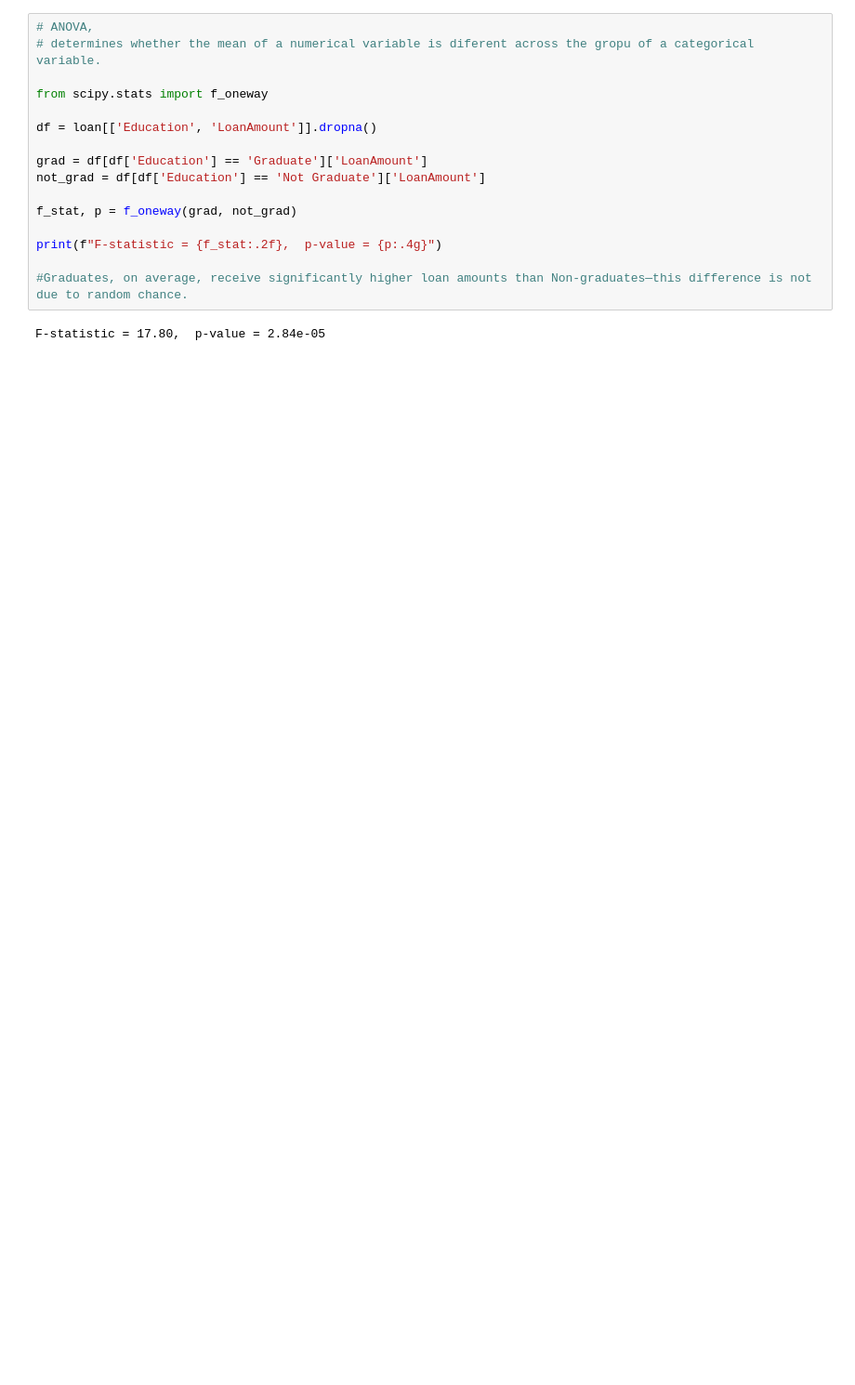
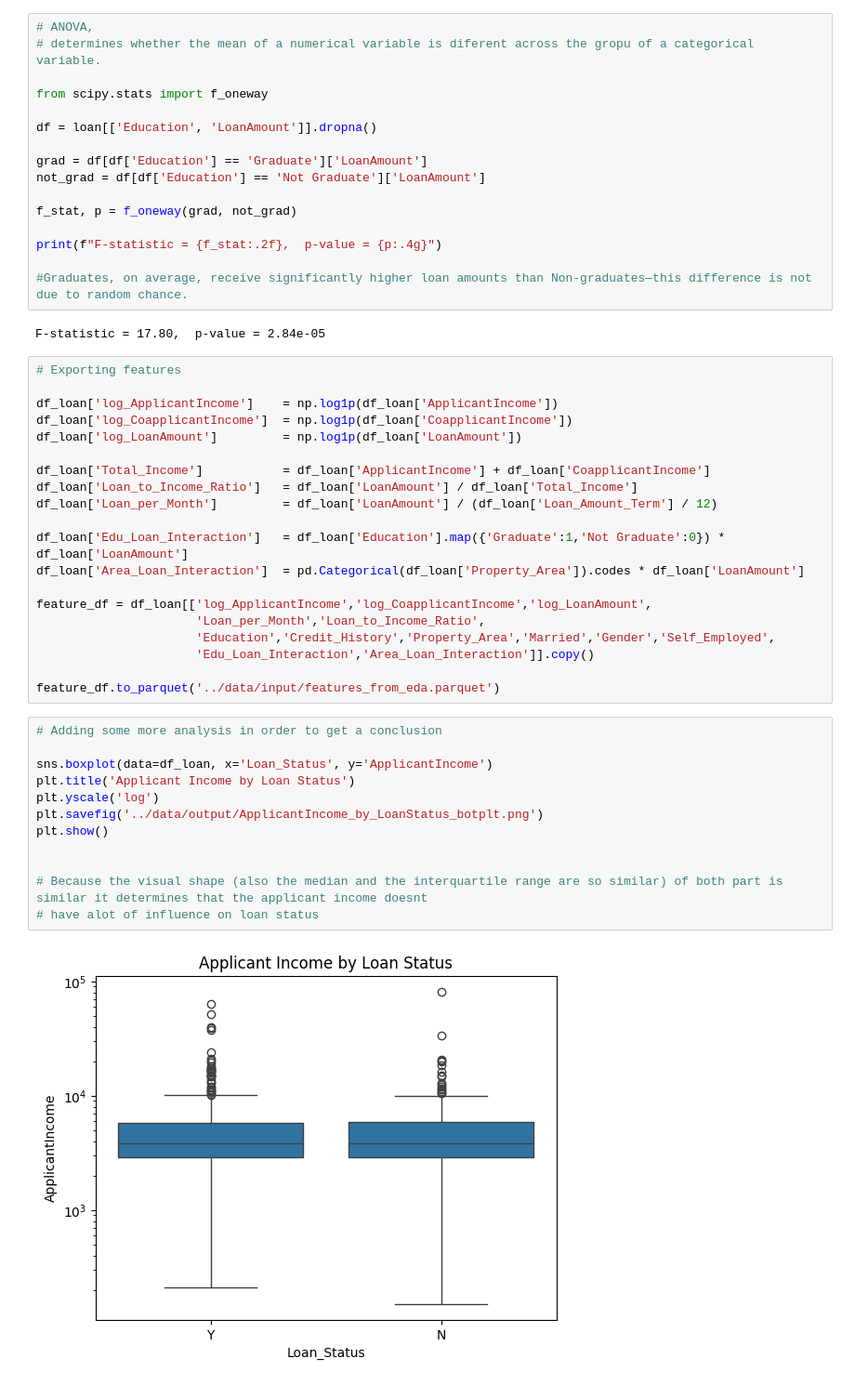
Before and after one commit to marzi-dezfoulianrad/data_science_project_loan, a Jupyter notebook: notebook/EDA.ipynb, the cells around one changed output. Shown: that part at 93% size. Saved outputs shown, nothing was run; the diff lists cells and outputs as text; blank space fills up the shorter version.

Commit message:
adding conclusion

```diff
--- a/notebook/loan_correlation.ipynb
+++ b/notebook/EDA.ipynb
@@ -288,3 +325,37 @@ print(f"F-statistic = {f_stat:.2f},  p-value = {p:.4g}")
 #Graduates, on average, receive significantly higher loan amounts than Non-graduates—this difference is not due to random chance.
 # %% [output]
 F-statistic = 17.80,  p-value = 2.84e-05
+# %%
+# Exporting features
+
+df_loan['log_ApplicantIncome']    = np.log1p(df_loan['ApplicantIncome'])
+df_loan['log_CoapplicantIncome']  = np.log1p(df_loan['CoapplicantIncome'])
+df_loan['log_LoanAmount']         = np.log1p(df_loan['LoanAmount'])
+
+df_loan['Total_Income']           = df_loan['ApplicantIncome'] + df_loan['CoapplicantIncome']
+df_loan['Loan_to_Income_Ratio']   = df_loan['LoanAmount'] / df_loan['Total_Income']
+df_loan['Loan_per_Month']         = df_loan['LoanAmount'] / (df_loan['Loan_Amount_Term'] / 12)
+
+df_loan['Edu_Loan_Interaction']   = df_loan['Education'].map({'Graduate':1,'Not Graduate':0}) * df_loan['LoanAmount']
+df_loan['Area_Loan_Interaction']  = pd.Categorical(df_loan['Property_Area']).codes * df_loan['LoanAmount']
+
+feature_df = df_loan[['log_ApplicantIncome','log_CoapplicantIncome','log_LoanAmount',
+                      'Loan_per_Month','Loan_to_Income_Ratio',
+                      'Education','Credit_History','Property_Area','Married','Gender','Self_Employed',
+                      'Edu_Loan_Interaction','Area_Loan_Interaction']].copy()
+
+feature_df.to_parquet('../data/input/features_from_eda.parquet')
+# %%
+# Adding some more analysis in order to get a conclusion
+
+sns.boxplot(data=df_loan, x='Loan_Status', y='ApplicantIncome')
+plt.title('Applicant Income by Loan Status')
+plt.yscale('log')
+plt.savefig('../data/output/ApplicantIncome_by_LoanStatus_botplt.png')
+plt.show()
+
+
+# Because the visual shape (also the median and the interquartile range are so similar) of both part is similar it determines that the applicant income doesnt
+# have alot of influence on loan status
+# %% [output]
+[figure, added]
```
Also changed, not shown: parts of 6 cells of this notebook, 5 other files.
